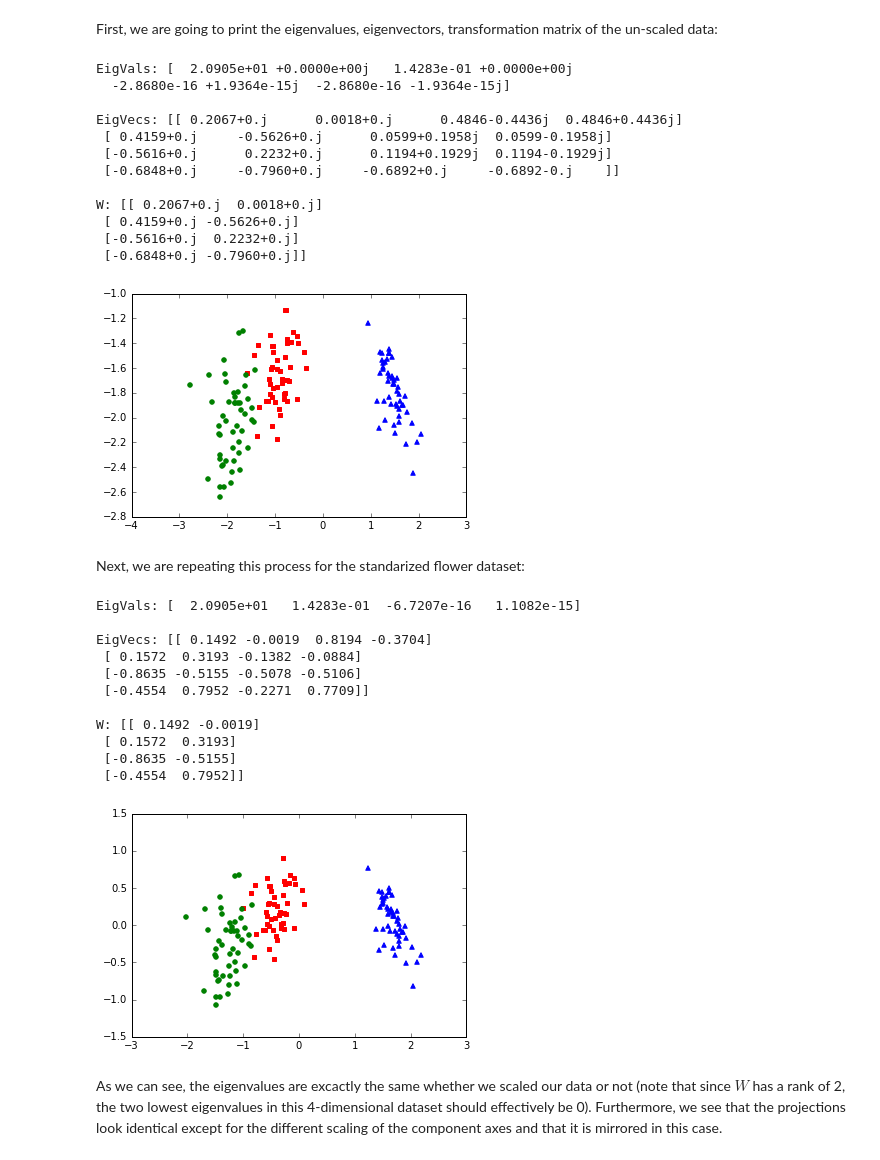
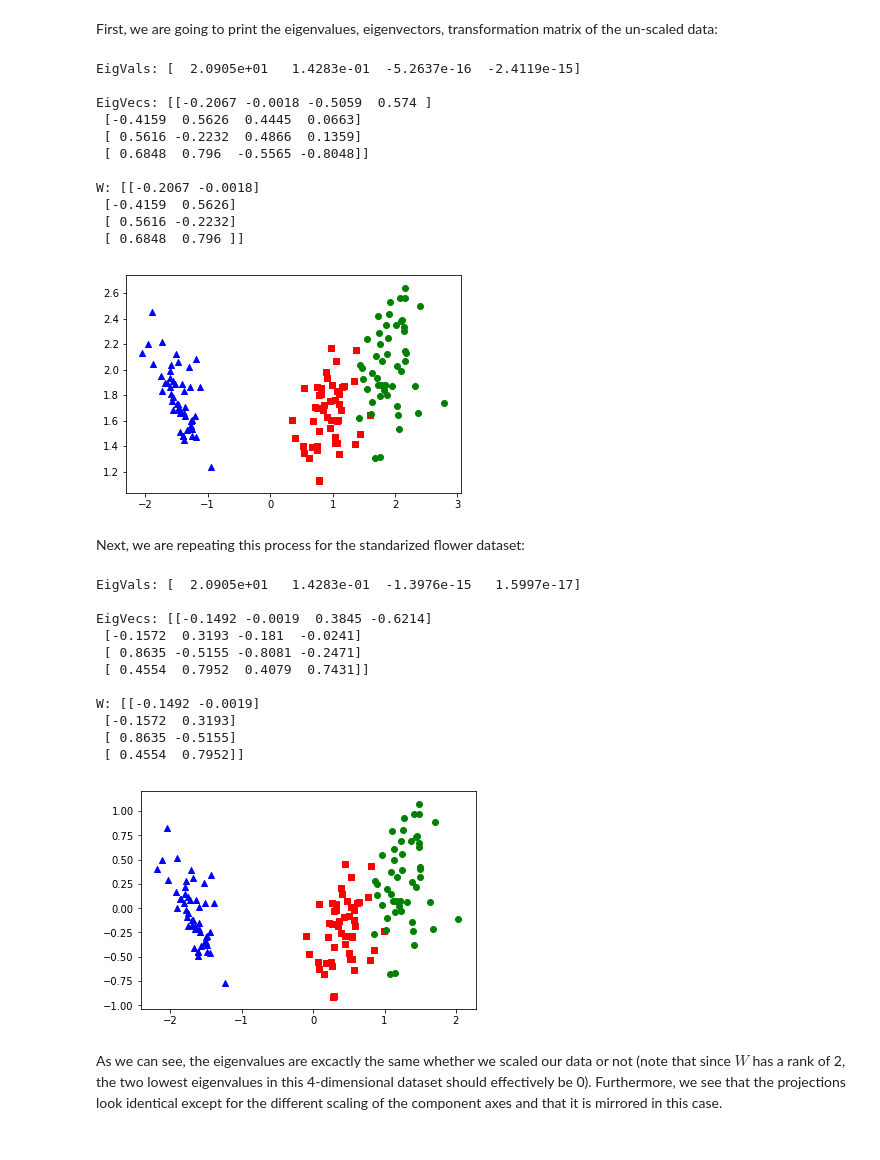
Before and after one commit to rasbt/pattern_classification, a Jupyter notebook: dimensionality_reduction/projection/linear_discriminant_analysis.ipynb, the cells around one changed output. Saved outputs shown, nothing was run; the diff lists cells and outputs as text; code cells hidden in the pictures.

```diff
--- a/dimensionality_reduction/projection/linear_discriminant_analysis.ipynb
+++ b/dimensionality_reduction/projection/linear_discriminant_analysis.ipynb
@@ -878,7 +878,6 @@ def scatter_between(X, y):
 
 def get_components(eig_vals, eig_vecs, n_comp=2):
     n_features = X.shape[1]
-    eig_vals, eig_vecs = np.linalg.eig(np.linalg.inv(S_W).dot(S_B))
     eig_pairs = [(np.abs(eig_vals[i]), eig_vecs[:,i]) for i in range(len(eig_vals))]
     eig_pairs = sorted(eig_pairs, key=lambda k: k[0], reverse=True)
     W = np.hstack([eig_pairs[i][1].reshape(4, 1) for i in range(0, n_comp)])
@@ -892,18 +891,17 @@ W = get_components(eig_vals, eig_vecs, n_comp=2)
 print('EigVals: %s\n\nEigVecs: %s' % (eig_vals, eig_vecs))
 print('\nW: %s' % W)
 # %% [output]
-EigVals: [  2.0905e+01 +0.0000e+00j   1.4283e-01 +0.0000e+00j
-  -2.8680e-16 +1.9364e-15j  -2.8680e-16 -1.9364e-15j]
+EigVals: [  2.0905e+01   1.4283e-01  -5.2637e-16  -2.4119e-15]
 
-EigVecs: [[ 0.2067+0.j      0.0018+0.j      0.4846-0.4436j  0.4846+0.4436j]
- [ 0.4159+0.j     -0.5626+0.j      0.0599+0.1958j  0.0599-0.1958j]
- [-0.5616+0.j      0.2232+0.j      0.1194+0.1929j  0.1194-0.1929j]
- [-0.6848+0.j     -0.7960+0.j     -0.6892+0.j     -0.6892-0.j    ]]
+EigVecs: [[-0.2067 -0.0018 -0.5059  0.574 ]
+ [-0.4159  0.5626  0.4445  0.0663]
+ [ 0.5616 -0.2232  0.4866  0.1359]
+ [ 0.6848  0.796  -0.5565 -0.8048]]
 
-W: [[ 0.2067+0.j  0.0018+0.j]
- [ 0.4159+0.j -0.5626+0.j]
- [-0.5616+0.j  0.2232+0.j]
- [-0.6848+0.j -0.7960+0.j]]
+W: [[-0.2067 -0.0018]
+ [-0.4159  0.5626]
+ [ 0.5616 -0.2232]
+ [ 0.6848  0.796 ]]
 # %%
 X_lda = X.dot(W)
 for label,marker,color in zip(
@@ -911,7 +909,7 @@ for label,marker,color in zip(
     plt.scatter(X_lda[y==label, 0], X_lda[y==label, 1],
                 color=color, marker=marker)
 # %% [output]
-[figure, old version]
+[figure, new version]
 # %% [markdown]
 Next, we are repeating this process for the standarized flower dataset:
 # %%
@@ -921,25 +919,25 @@ W_std = get_components(eig_vals, eig_vecs, n_comp=2)
 print('EigVals: %s\n\nEigVecs: %s' % (eig_vals, eig_vecs))
 print('\nW: %s' % W_std)
 # %% [output]
-EigVals: [  2.0905e+01   1.4283e-01  -6.7207e-16   1.1082e-15]
+EigVals: [  2.0905e+01   1.4283e-01  -1.3976e-15   1.5997e-17]
 
-EigVecs: [[ 0.1492 -0.0019  0.8194 -0.3704]
- [ 0.1572  0.3193 -0.1382 -0.0884]
- [-0.8635 -0.5155 -0.5078 -0.5106]
- [-0.4554  0.7952 -0.2271  0.7709]]
+EigVecs: [[-0.1492 -0.0019  0.3845 -0.6214]
+ [-0.1572  0.3193 -0.181  -0.0241]
+ [ 0.8635 -0.5155 -0.8081 -0.2471]
+ [ 0.4554  0.7952  0.4079  0.7431]]
 
-W: [[ 0.1492 -0.0019]
- [ 0.1572  0.3193]
- [-0.8635 -0.5155]
- [-0.4554  0.7952]]
+W: [[-0.1492 -0.0019]
+ [-0.1572  0.3193]
+ [ 0.8635 -0.5155]
+ [ 0.4554  0.7952]]
 # %%
 X_std_lda = X_std.dot(W_std)
-X_std_lda[:, 1] = X_std_lda[:, 1] * (-1) # flip figure horizontally
+X_std_lda[:, 1] = X_std_lda[:, 1]
 for label,marker,color in zip(
         np.unique(y),('^', 's', 'o'),('blue', 'red', 'green')):
     plt.scatter(X_std_lda[y==label, 0], X_std_lda[y==label, 1],
                 color=color, marker=marker)
 # %% [output]
-[figure, old version]
+[figure, new version]
 # %% [markdown]
 As we can see, the eigenvalues are excactly the same whether we scaled our data or not (note that since $W$ has a rank of 2, the two lowest eigenvalues in this 4-dimensional dataset should effectively be 0). Furthermore, we see that the projections look identical except for the different scaling of the component axes and that it is mirrored in this case.
```
Also changed, not shown: parts of 8 cells of this notebook.
